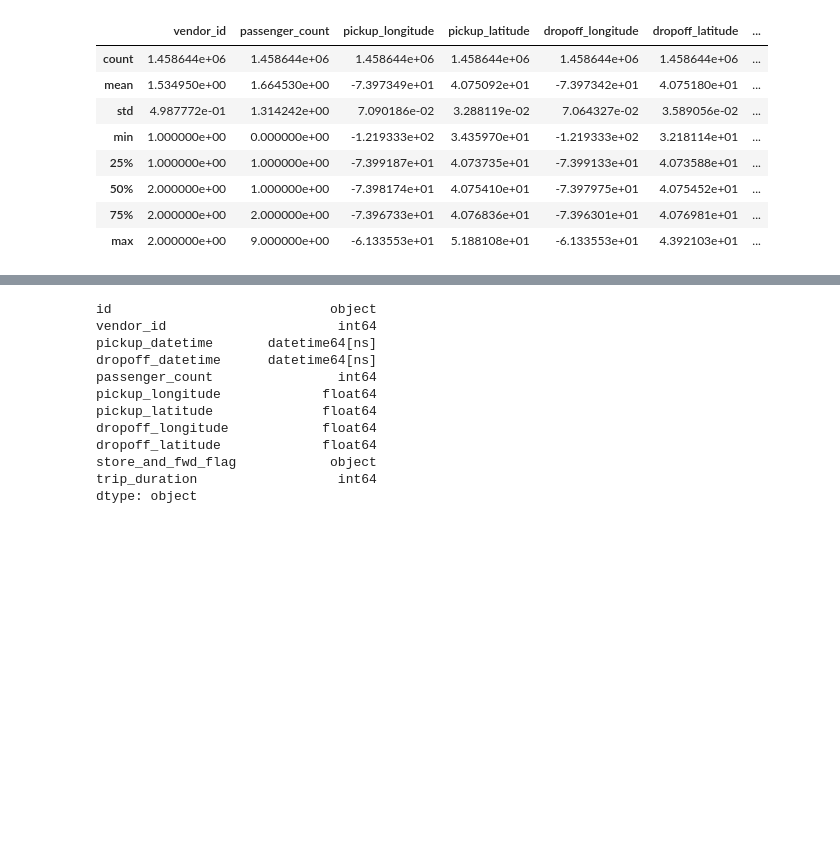
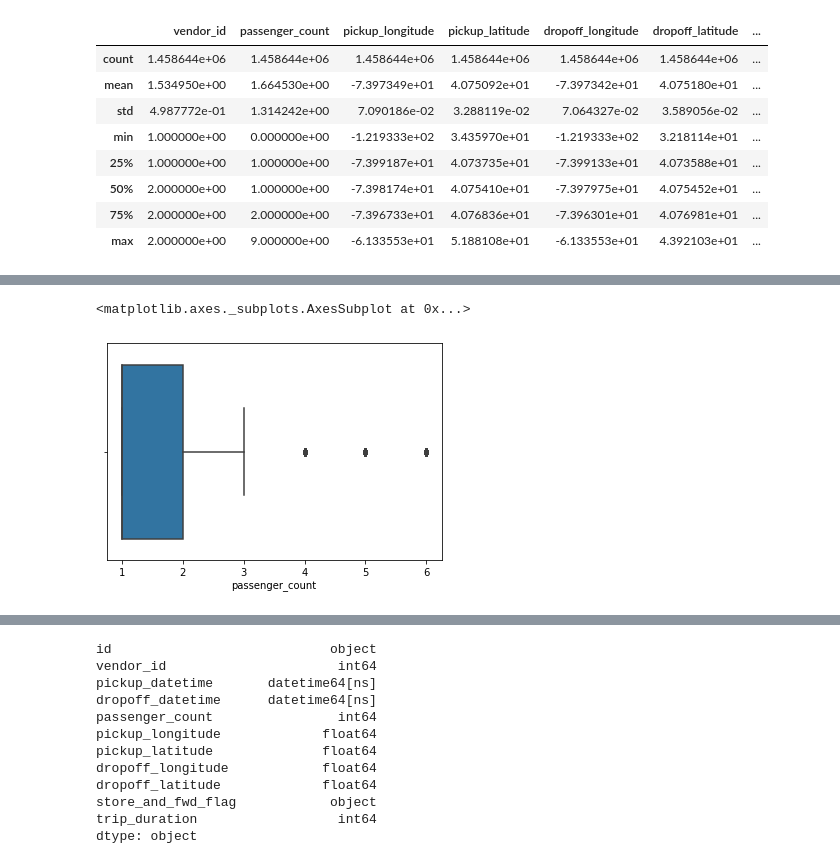
Before and after one commit to Prashant-Shaw/NYC-Taxi-Trip-Time-Prediction, a Jupyter notebook: NYC_Taxi_Trip_Time_Prediction_Capstone_Project.ipynb, the cells around one changed output, grey strips where cells are left out. Drawn from its saved outputs; the diff is of its cells as text; code cells hidden in the pictures; blank space fills up the shorter version.

```diff
--- a/NYC_Taxi_Trip_Time_Prediction_Capstone_Project.ipynb
+++ b/NYC_Taxi_Trip_Time_Prediction_Capstone_Project.ipynb
@@ -194,0 +238,6 @@ From the above description we infer that -
+# %%
+#Plotting boxplot again for passenger_count after removing the outliers.
+sns.boxplot(nyc_taxi_df['passenger_count'])
+# %% [output]
+<matplotlib.axes._subplots.AxesSubplot at 0x...>
+[figure, added]
```
Also changed, not shown: parts of 29 cells of this notebook.
